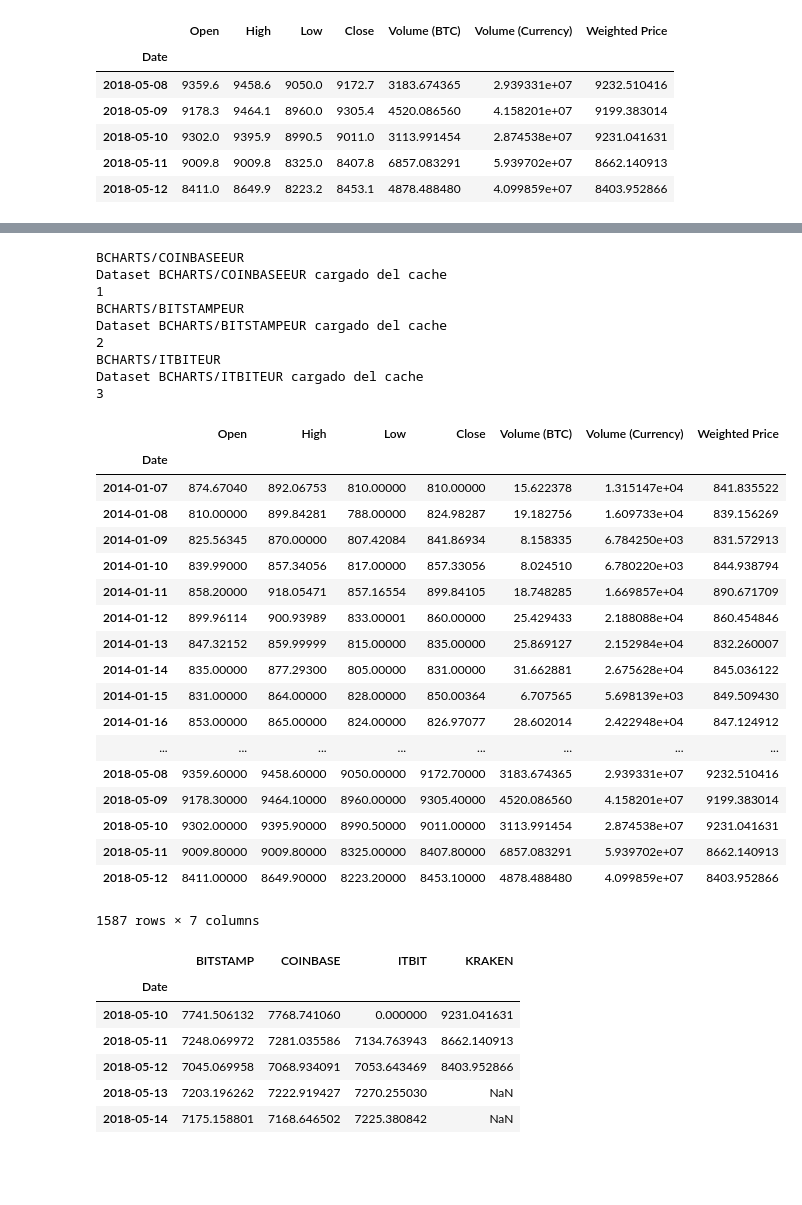
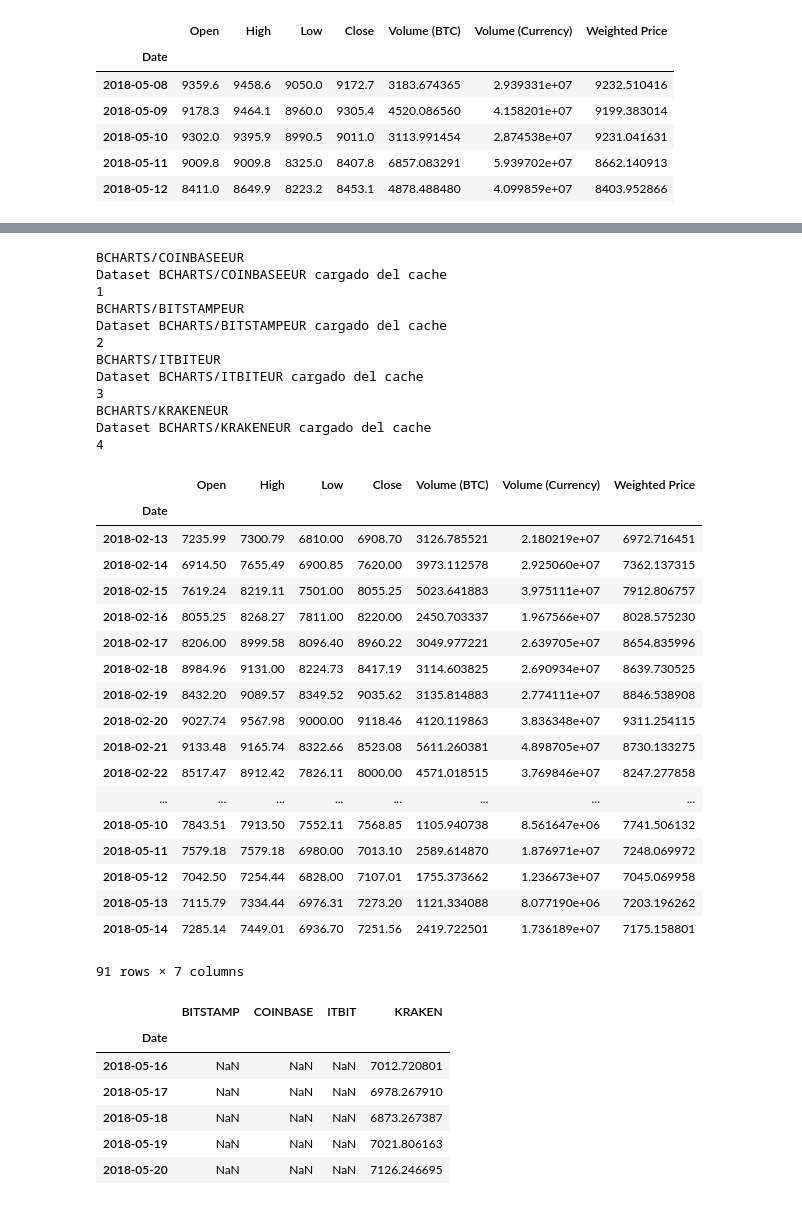
Before and after one commit to cgarciadiaz/An-lisis-de-criptomonedas, a Jupyter notebook: criptocurrency_analysis.ipynb, the cells around one changed output, grey strips where cells are left out. Drawn from its saved outputs; the diff is of its cells as text; code cells hidden in the pictures; blank space fills up the shorter version.

```diff
--- a/criptocurrency_analysis.ipynb
+++ b/criptocurrency_analysis.ipynb
@@ -74,10 +85,10 @@ py.iplot([btc_trace])
 [interactive output not drawn]
 # %%
 # Se realiza un Pull del precio del BTC de 3 Exchanges más
-exchanges = ['COINBASE','BITSTAMP','ITBIT']
+exchanges = ['COINBASE','BITSTAMP','ITBIT','KRAKEN']
 exchange_data = {}
 # Añadimos el exchange que ya tenemos los datos
-exchange_data['KRAKEN']=btc_usd_price_kraken
+#exchange_data['KRAKEN']=btc_usd_price_kraken
 # %%
 # Se introduce los datos de cada uno de las exchange a un dataframe
 contador = 0
@@ -100,6 +111,9 @@ Dataset BCHARTS/BITSTAMPEUR cargado del cache
 BCHARTS/ITBITEUR
 Dataset BCHARTS/ITBITEUR cargado del cache
 3
+BCHARTS/KRAKENEUR
+Dataset BCHARTS/KRAKENEUR cargado del cache
+4
 # %%
 # Se define la función para combinar los dataframes en uno solo.
 def merge_dfs_on_column(dataframes,labels,columns):
@@ -113,26 +127,27 @@ def merge_dfs_on_column(dataframes,labels,columns):
 # %%
 # Para veer los datos de cada dataframe ['COINBASE','BITSTAMP','ITBIT','KRAKEN']
 exchange_data['KRAKEN']
+exchange_data['BITSTAMP']
 # %% [output]
 |  | Open | High | Low | Close | Volume (BTC) | Volume (Currency) | Weighted Price |
 | Date |  |  |  |  |  |  |  |
-| 2014-01-07 | 874.67040 | 892.06753 | 810.00000 | 810.00000 | 15.622378 | 1.315147e+04 | 841.835522 |
-| 2014-01-08 | 810.00000 | 899.84281 | 788.00000 | 824.98287 | 19.182756 | 1.609733e+04 | 839.156269 |
-| 2014-01-09 | 825.56345 | 870.00000 | 807.42084 | 841.86934 | 8.158335 | 6.784250e+03 | 831.572913 |
-| 2014-01-10 | 839.99000 | 857.34056 | 817.00000 | 857.33056 | 8.024510 | 6.780220e+03 | 844.938794 |
-| 2014-01-11 | 858.20000 | 918.05471 | 857.16554 | 899.84105 | 18.748285 | 1.669857e+04 | 890.671709 |
-| 2014-01-12 | 899.96114 | 900.93989 | 833.00001 | 860.00000 | 25.429433 | 2.188088e+04 | 860.454846 |
-| 2014-01-13 | 847.32152 | 859.99999 | 815.00000 | 835.00000 | 25.869127 | 2.152984e+04 | 832.260007 |
-| 2014-01-14 | 835.00000 | 877.29300 | 805.00000 | 831.00000 | 31.662881 | 2.675628e+04 | 845.036122 |
-| 2014-01-15 | 831.00000 | 864.00000 | 828.00000 | 850.00364 | 6.707565 | 5.698139e+03 | 849.509430 |
-| 2014-01-16 | 853.00000 | 865.00000 | 824.00000 | 826.97077 | 28.602014 | 2.422948e+04 | 847.124912 |
+| 2018-02-13 | 7235.99 | 7300.79 | 6810.00 | 6908.70 | 3126.785521 | 2.180219e+07 | 6972.716451 |
+| 2018-02-14 | 6914.50 | 7655.49 | 6900.85 | 7620.00 | 3973.112578 | 2.925060e+07 | 7362.137315 |
+| 2018-02-15 | 7619.24 | 8219.11 | 7501.00 | 8055.25 | 5023.641883 | 3.975111e+07 | 7912.806757 |
+| 2018-02-16 | 8055.25 | 8268.27 | 7811.00 | 8220.00 | 2450.703337 | 1.967566e+07 | 8028.575230 |
+| 2018-02-17 | 8206.00 | 8999.58 | 8096.40 | 8960.22 | 3049.977221 | 2.639705e+07 | 8654.835996 |
+| 2018-02-18 | 8984.96 | 9131.00 | 8224.73 | 8417.19 | 3114.603825 | 2.690934e+07 | 8639.730525 |
+| 2018-02-19 | 8432.20 | 9089.57 | 8349.52 | 9035.62 | 3135.814883 | 2.774111e+07 | 8846.538908 |
+| 2018-02-20 | 9027.74 | 9567.98 | 9000.00 | 9118.46 | 4120.119863 | 3.836348e+07 | 9311.254115 |
+| 2018-02-21 | 9133.48 | 9165.74 | 8322.66 | 8523.08 | 5611.260381 | 4.898705e+07 | 8730.133275 |
+| 2018-02-22 | 8517.47 | 8912.42 | 7826.11 | 8000.00 | 4571.018515 | 3.769846e+07 | 8247.277858 |
 | ... | ... | ... | ... | ... | ... | ... | ... |
-| 2018-05-08 | 9359.60000 | 9458.60000 | 9050.00000 | 9172.70000 | 3183.674365 | 2.939331e+07 | 9232.510416 |
-| 2018-05-09 | 9178.30000 | 9464.10000 | 8960.00000 | 9305.40000 | 4520.086560 | 4.158201e+07 | 9199.383014 |
-| 2018-05-10 | 9302.00000 | 9395.90000 | 8990.50000 | 9011.00000 | 3113.991454 | 2.874538e+07 | 9231.041631 |
-| 2018-05-11 | 9009.80000 | 9009.80000 | 8325.00000 | 8407.80000 | 6857.083291 | 5.939702e+07 | 8662.140913 |
-| 2018-05-12 | 8411.00000 | 8649.90000 | 8223.20000 | 8453.10000 | 4878.488480 | 4.099859e+07 | 8403.952866 |
+| 2018-05-10 | 7843.51 | 7913.50 | 7552.11 | 7568.85 | 1105.940738 | 8.561647e+06 | 7741.506132 |
+| 2018-05-11 | 7579.18 | 7579.18 | 6980.00 | 7013.10 | 2589.614870 | 1.876971e+07 | 7248.069972 |
+| 2018-05-12 | 7042.50 | 7254.44 | 6828.00 | 7107.01 | 1755.373662 | 1.236673e+07 | 7045.069958 |
+| 2018-05-13 | 7115.79 | 7334.44 | 6976.31 | 7273.20 | 1121.334088 | 8.077190e+06 | 7203.196262 |
+| 2018-05-14 | 7285.14 | 7449.01 | 6936.70 | 7251.56 | 2419.722501 | 1.736189e+07 | 7175.158801 |
-1587 rows × 7 columns
+91 rows × 7 columns
 # %%
 # Para ver los datos > exchange_data['KRAKEN']['Weighted Price']
 # Para combiar el precio del BTC de los diferentes Exchanges
@@ -141,10 +156,10 @@ btc_usd_datasets.tail()
 # %% [output]
 |  | BITSTAMP | COINBASE | ITBIT | KRAKEN |
 | Date |  |  |  |  |
-| 2018-05-10 | 7741.506132 | 7768.741060 | 0.000000 | 9231.041631 |
-| 2018-05-11 | 7248.069972 | 7281.035586 | 7134.763943 | 8662.140913 |
-| 2018-05-12 | 7045.069958 | 7068.934091 | 7053.643469 | 8403.952866 |
-| 2018-05-13 | 7203.196262 | 7222.919427 | 7270.255030 | NaN |
-| 2018-05-14 | 7175.158801 | 7168.646502 | 7225.380842 | NaN |
+| 2018-05-16 | NaN | NaN | NaN | 7012.720801 |
+| 2018-05-17 | NaN | NaN | NaN | 6978.267910 |
+| 2018-05-18 | NaN | NaN | NaN | 6873.267387 |
+| 2018-05-19 | NaN | NaN | NaN | 7021.806163 |
+| 2018-05-20 | NaN | NaN | NaN | 7126.246695 |
 # %%
 # Se define la función para visualizar los datos
```
Also changed, not shown: parts of 29 cells of this notebook.
